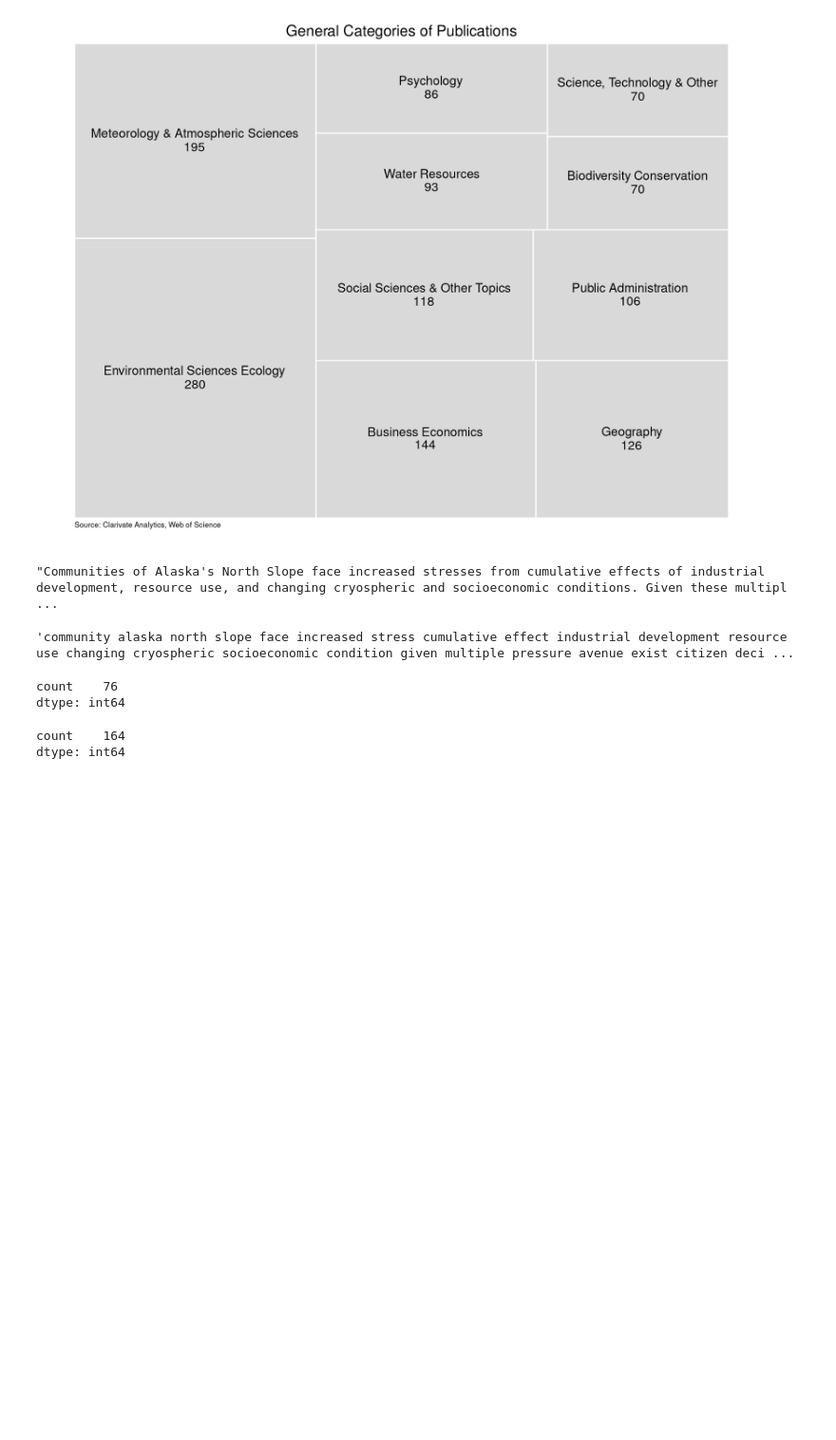
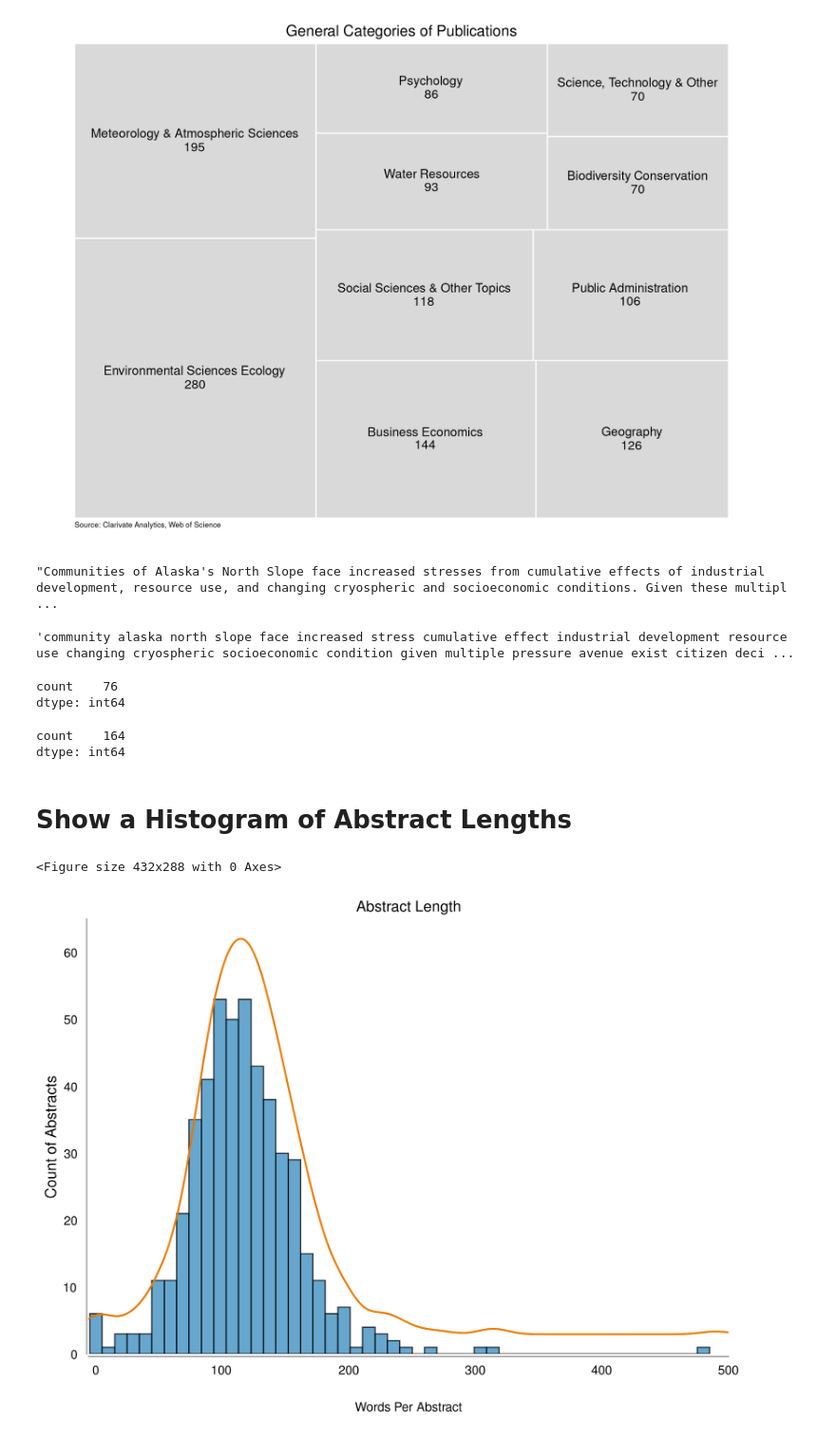
Before and after one commit to urschrei/WIREs, a Jupyter notebook: WIREs.ipynb, the cells around one changed output. Shown at 95% size. Saved outputs shown, nothing was run; the diff lists cells and outputs as text; code cells hidden in the pictures; blank space fills up the shorter version.

Commit message:
Add histogram of abstract lengths

```diff
--- a/WIREs.ipynb
+++ b/WIREs.ipynb
@@ -753,3 +753,77 @@ combined[combined.abstract_clean.str.contains("risk")].date.groupby(
 # %% [output]
 count    164
 dtype: int64
+# %% [markdown]
+# Show a Histogram of Abstract Lengths
+# %%
+hst = combined['abstract_clean'].str.split().str.len()
+# %%
+plt.clf()
+plt.rc("text", usetex=True)
+fig, ax = plt.subplots(1, figsize=(8.0, 6.0), dpi=300)
+
+counts, bins, patches = ax.hist(
+    hst,
+    # color='#008080',
+    color="#348ABD",
+    edgecolor="black",
+    bins=50,
+    align="left",
+    alpha=0.75,
+)
+
+density = hst.plot(kind="kde", ax=ax, color="#E87600", bw_method=0.25, secondary_y=True)
+ax.set_xlim(-6, 500)
+ax.set_ylim(0, 65)
+
+# remove decimal points
+ax.xaxis.set_major_formatter(FormatStrFormatter("%0.0f"))
+
+ax.xaxis.labelpad = 20
+ax.set_xlabel("Words Per Abstract")
+ax.set_ylabel("Count of Abstracts", fontsize=12)
+plt.title("Abstract Length")
+
+ax.grid(b=False)
+density.spines["top"].set_visible(False)
+density.spines["right"].set_visible(False)
+density.spines["bottom"].set_visible(False)
+density.spines["left"].set_visible(False)
+ax.spines["top"].set_visible(False)
+ax.spines["right"].set_visible(False)
+ax.set_facecolor("none")
+ax.spines["left"].set_position(("axes", -0.003))
+ax.spines["left"].set_color("#737373")
+ax.spines["bottom"].set_position(("axes", -0.005))
+ax.spines["bottom"].set_color("#737373")
+plt.yticks([])
+density.yaxis.set_ticklabels([])
+ax.tick_params(
+    axis="both",   # changes apply to the x-axis
+    which="both",  # both major and minor ticks are affected
+    bottom=False,  # ticks along the bottom edge are off
+    top=False,     # ticks along the top edge are off
+    left=False,
+)
+
+plt.tight_layout()
+plt.savefig(
+    "combined_abstracts_hist.png",
+    format="png",
+    bbox_inches='tight',
+    alpha=True,
+    transparent=True,
+    dpi=300
+)
+plt.savefig(
+    "combined_abstracts_hist.eps",
+    format="eps",
+    bbox_inches='tight',
+    alpha=True,
+    transparent=True,
+    dpi=300
+)
+plt.show()
+# %% [output]
+<Figure size 432x288 with 0 Axes>
+[figure, added]
```
Also changed, not shown: parts of 1 cell of this notebook, 2 other files.
